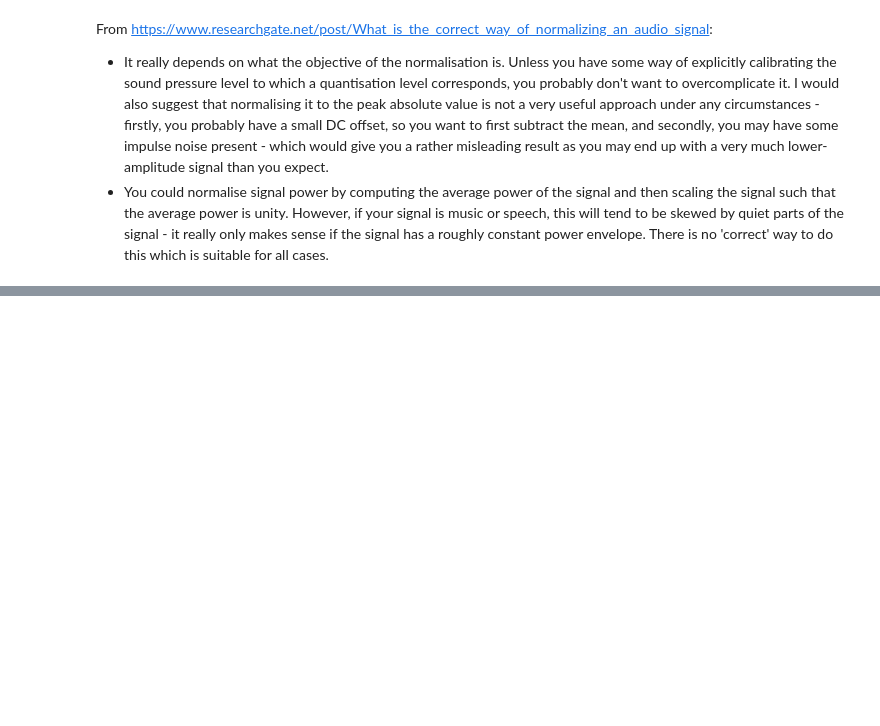
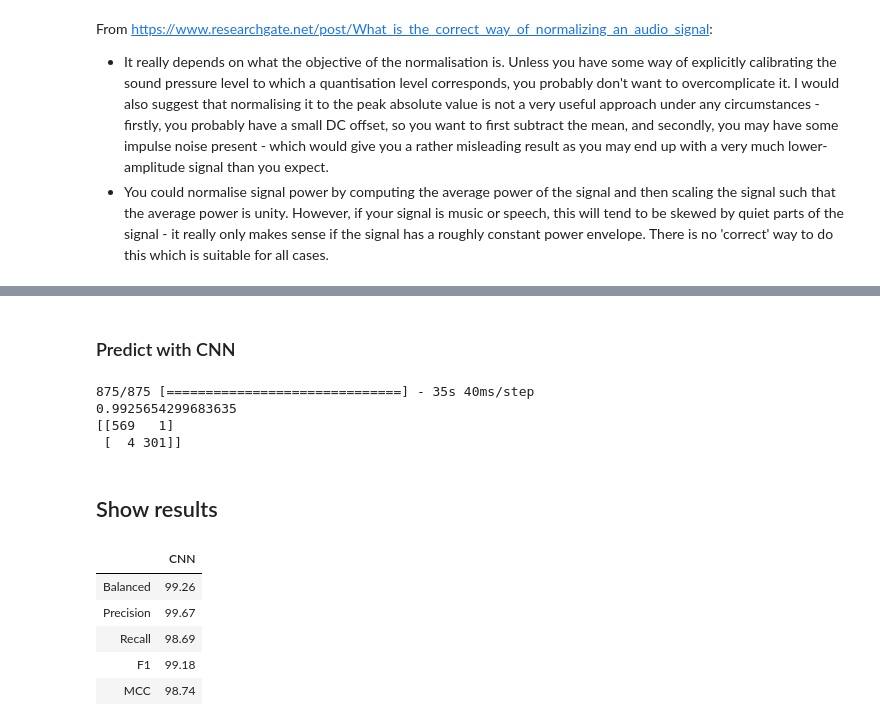
Before and after one commit to Adrian398/Sound_classification, a Jupyter notebook: CNN_classification.ipynb, the cells around one changed output, grey strips where cells are left out. Drawn from its saved outputs; the diff is of its cells as text; code cells hidden in the pictures; blank space fills up the shorter version.

```diff
--- a/CNN_classification.ipynb
+++ b/CNN_classification.ipynb
@@ -398,0 +283,7 @@ res
+# %%
+CNN_history = CNN.fit(x_train2, y_train2,
+               batch_size = BATCH_SIZE,
+               epochs=EPOCHS,
+               validation_data=(x_val,y_val),
+               callbacks=[ES, tensorboard]
+               )
@@ -398,0 +292,33 @@ res
+# %%
+#CNN.save("models/CNN.h5")
+CNN.load_weights("models/CNN.h5")
+# %% [markdown]
+### Predict with CNN
+# %%
+y_pred = CNN.predict_classes(x_test, verbose=1, batch_size=BATCH_SIZE)
+print(balanced_accuracy_score(y_test, y_pred))
+print(confusion_matrix(y_test, y_pred))
+# %% [output]
+875/875 [==============================] - 35s 40ms/step
+0.9925654299683635
+[[569   1]
+ [  4 301]]
+# %% [markdown]
+## Show results
+# %%
+res = [type(CNN).__name__,
+       balanced_accuracy_score(y_test, y_pred)*100,
+       precision_score(y_test, y_pred)*100,
+       recall_score(y_test, y_pred)*100,
+       f1_score(y_test, y_pred)*100,
+       matthews_corrcoef(y_test, y_pred)*100]
+# %%
+df = pd.DataFrame(res[1:6], index = ["Balanced ", "Precision", "Recall", "F1", "MCC"], columns = ["CNN"]).round(decimals=2)
+df
+# %% [output]
+|  | CNN |
+| Balanced | 99.26 |
+| Precision | 99.67 |
+| Recall | 98.69 |
+| F1 | 99.18 |
+| MCC | 98.74 |
```
Also changed, not shown: parts of 75 cells of this notebook, 3 other files.
